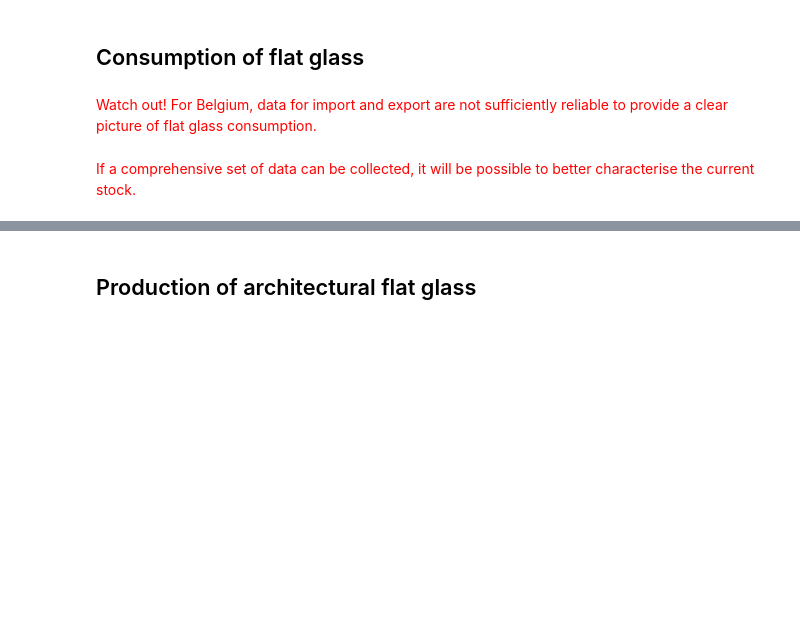
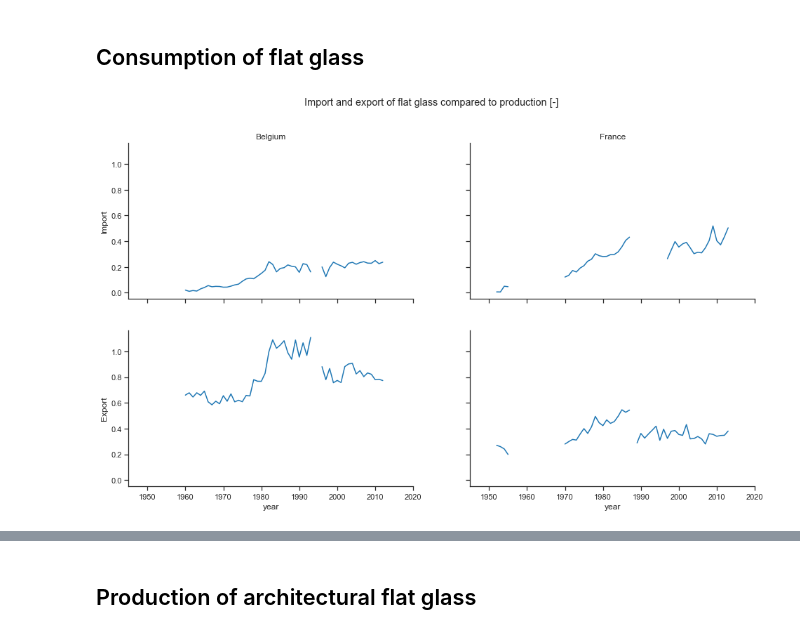
Before and after one commit to JeanSouv/01_MFA_GlassIndustry, a Jupyter notebook: MFA_FlatGlassIndustry.ipynb, the cells around one changed output, grey strips where cells are left out. Cells and saved outputs as stored; diff of their text form; code cells hidden in the pictures; blank space fills up the shorter version.

```diff
--- a/MFA_FlatGlassIndustry.ipynb
+++ b/MFA_FlatGlassIndustry.ipynb
@@ -163,10 +163,6 @@ with sns.plotting_context("notebook"):
 [figure]
 # %% [markdown]
 ## Consumption of flat glass
-# %% [markdown]
-<font color='red'>Watch out! For Belgium, data for import and export are not sufficiently reliable to provide a clear picture of flat glass consumption.</font>
-# %% [markdown]
-<font color='red'>If a comprehensive set of data can be collected, it will be possible to better characterise the current stock.</font>
 # %%
 BE_FR = BE_FR.stack()
 
@@ -177,3 +176,30 @@ BE_FR = BE_FR.unstack()
+# %%
+nrows = len(ratios)
+ncols = len(countries)
+
+fig, axes = plt.subplots(nrows=nrows, ncols=ncols,
+                         sharex=True, sharey=True,
+                         figsize=(16,9))
+
+for row, ratio in enumerate(ratios):
+    for col, country in enumerate(countries):
+        ax=axes[row][col]
+        if row == 0:
+            ax.set_title(country)
+        if col == 0:
+            ax.set_ylabel(ratio)
+        (BE_FR[(f"{ratio} Ratio", country)]
+         .plot(ax=ax)
+        )
+
+ax.set_xlim(1945,2020)
+
+# Eventuellement: fig.tight_layout()
+fig.suptitle("Import and export of flat glass compared to production [-]")
+sns.despine()
+plt.show()
+# %% [output]
+[figure, added]
 # %%
 # Interpolation for missing data
 cols = [x for x in BE_FR.columns if x[0] in ['Import Ratio', 'Export Ratio']]
```
Also changed, not shown: parts of 113 cells of this notebook, 2 other files.
